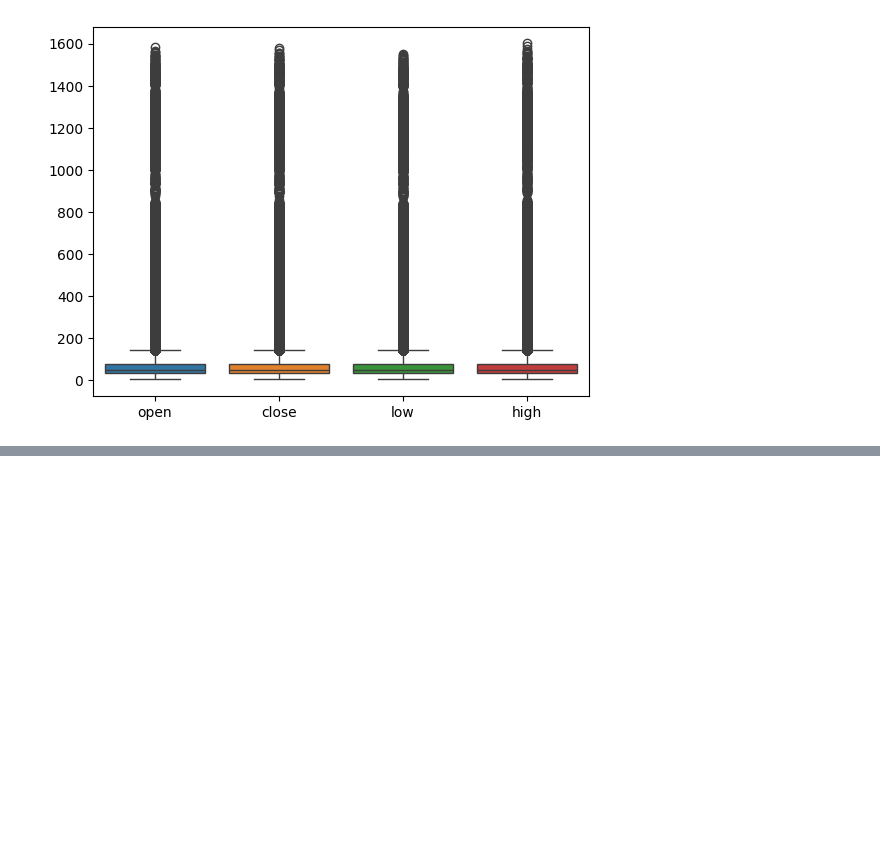
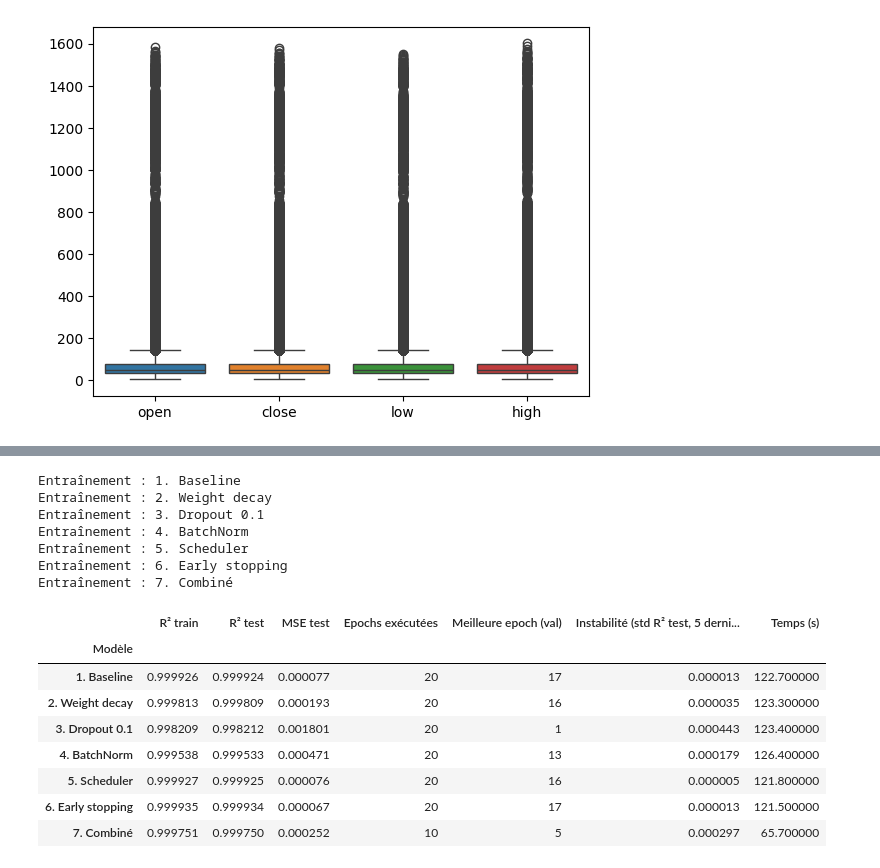
Before and after one commit to Lorraine301/DL-Lab1, a Jupyter notebook: part1-regression.ipynb, the cells around one changed output, grey strips where cells are left out. Saved outputs shown, nothing was run; the diff lists cells and outputs as text; code cells hidden in the pictures; blank space fills up the shorter version.

```diff
--- a/part1-regression.ipynb
+++ b/part1-regression.ipynb
@@ -73,0 +368,37 @@ Nombre de sociétés : 501
+# %%
+configs = [
+    ("1. Baseline",        {},                    dict()),
+    ("2. Weight decay",    {},                    dict(weight_decay=1e-4)),
+    ("3. Dropout 0.1",     dict(dropout=0.1),     dict()),
+    ("4. BatchNorm",       dict(batchnorm=True),  dict()),
+    ("5. Scheduler",       {},                    dict(use_scheduler=True)),
+    ("6. Early stopping",  {},                    dict(patience=5)),
+    ("7. Combiné",         dict(batchnorm=True),  dict(weight_decay=1e-4, use_scheduler=True, patience=5)),
+]
+
+results, histories = [], {}
+for name, mk, kw in configs:
+    print("Entraînement :", name)
+    r, h = run_experiment(name, model_kwargs=mk, **kw)
+    results.append(r); histories[name] = h
+
+res = pd.DataFrame(results).set_index("Modèle")
+pd.set_option("display.float_format", lambda v: f"{v:.6f}")
+res
+# %% [output]
+Entraînement : 1. Baseline
+Entraînement : 2. Weight decay
+Entraînement : 3. Dropout 0.1
+Entraînement : 4. BatchNorm
+Entraînement : 5. Scheduler
+Entraînement : 6. Early stopping
+Entraînement : 7. Combiné
+|  | R² train | R² test | MSE test | Epochs exécutées | Meilleure epoch (val) | Instabilité (std R² test, 5 derni... | Temps (s) |
+| Modèle |  |  |  |  |  |  |  |
+| 1. Baseline | 0.999926 | 0.999924 | 0.000077 | 20 | 17 | 0.000013 | 122.700000 |
+| 2. Weight decay | 0.999813 | 0.999809 | 0.000193 | 20 | 16 | 0.000035 | 123.300000 |
+| 3. Dropout 0.1 | 0.998209 | 0.998212 | 0.001801 | 20 | 1 | 0.000443 | 123.400000 |
+| 4. BatchNorm | 0.999538 | 0.999533 | 0.000471 | 20 | 13 | 0.000179 | 126.400000 |
+| 5. Scheduler | 0.999927 | 0.999925 | 0.000076 | 20 | 16 | 0.000005 | 121.800000 |
+| 6. Early stopping | 0.999935 | 0.999934 | 0.000067 | 20 | 17 | 0.000013 | 121.500000 |
+| 7. Combiné | 0.999751 | 0.999750 | 0.000252 | 10 | 5 | 0.000297 | 65.700000 |
```
Also changed, not shown: parts of 9 cells of this notebook.
